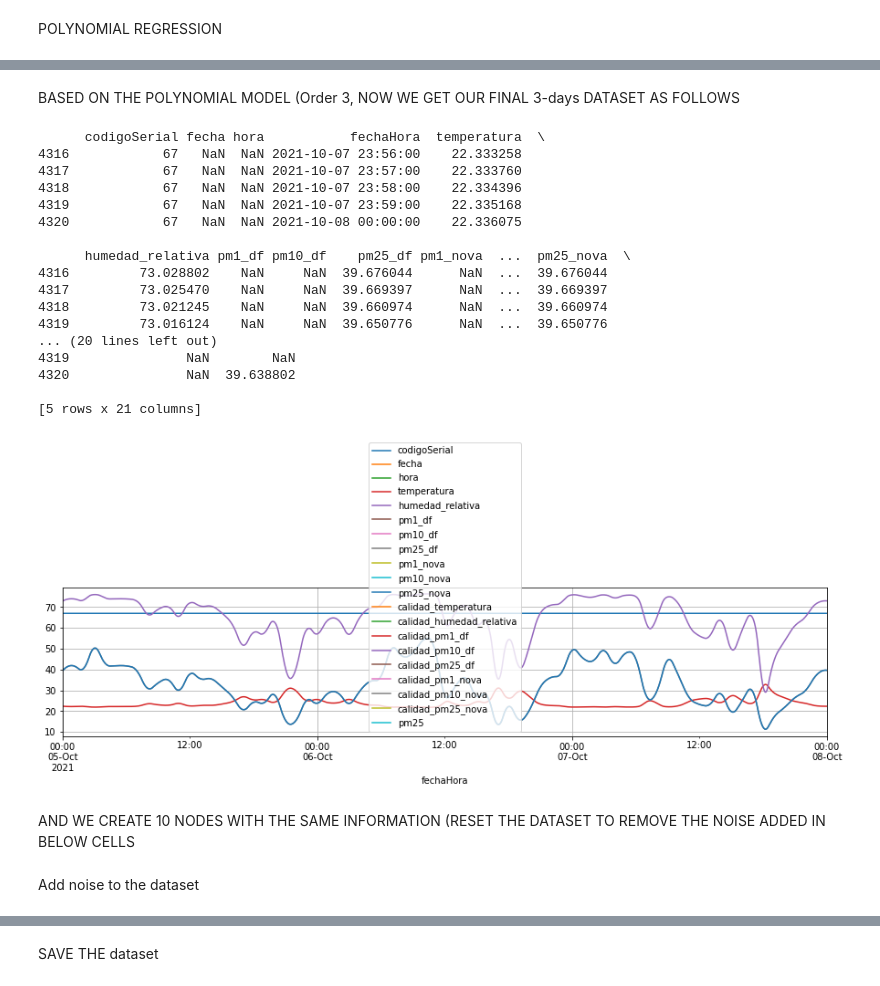
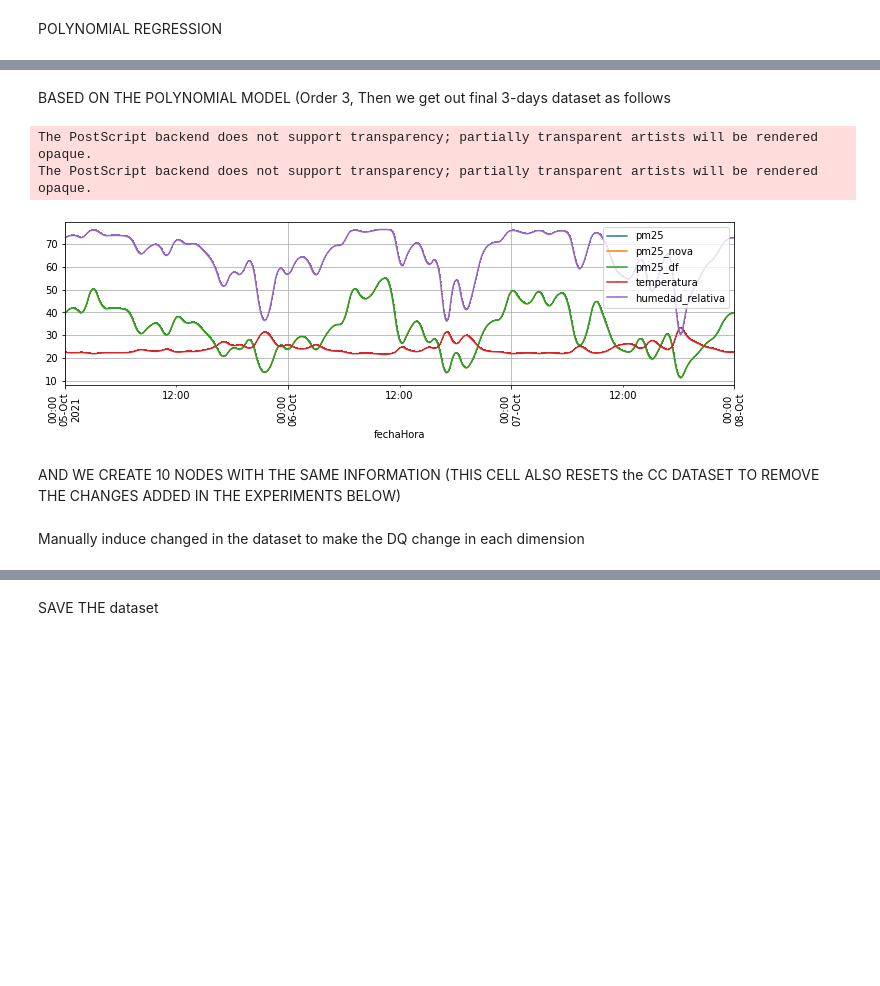
Before and after one commit to julioeagle/DQ_Repo, a Jupyter notebook: ArtificialDataset.ipynb, the cells around one changed output, grey strips where cells are left out. Cells and saved outputs as stored; diff of their text form; code cells hidden in the pictures; blank space fills up the shorter version.

```diff
--- a/ArtificialDataset.ipynb
+++ b/ArtificialDataset.ipynb
@@ -25,9 +19,16 @@ DATA FOR THE REFERENCE STATION
 # %%
-#The real perios is 01/03/2020 till 03/03/2020, and the reference station is the codigoSerial=90
+#The real period from which the data was obtained is from 01/03/2020 till 03/03/2020, and the reference station is the codigoSerial=90
 start_time ="2021-10-05 00:00:00"
 end_time   ="2021-10-08 00:00:00"
 
 header_SS=["Fecha_Hora","codigoSerial","pm25","calidad_pm25","pm10","calidad_pm10"]
 datatypes_SS={"codigoSerial":np.uint16,"pm25":np.float32,"pm10":np.float32}
-df_SS = pd.read_csv("C:/Users/julio/Documents/UDEA/Maestría/DQ in IOT/Datasets/Dataset for testing/Synthetic/2 from real/"+"SS_Synthetic_2.csv", header=None,names=header_SS, usecols=header_SS , dtype=datatypes_SS,parse_dates=["Fecha_Hora"],
+df_SS = pd.read_csv("C:/Users/julio/Documents/UDEA/Maestría/DQ in IOT/Datasets/Dataset for testing/Synthetic/"+"SS_Synthetic_2.csv", header=None,names=header_SS, usecols=header_SS , dtype=datatypes_SS,parse_dates=["Fecha_Hora"],
             dayfirst=True)
+
+df_SS["Time"] = [d.strftime('%Y-%m-%d %H:%M:%S') for d in df_SS['Fecha_Hora']]
+plt.figure(figsize=(15,3))
+#plt.plot(df_SS["pm25"],"bx")
+plt.plot(df_SS["Time"],df_SS["pm25"],"bx")
+plt.xticks(rotation=90)
+plt.grid()
@@ -296,39 +314,30 @@ r-squared humidity:  0.6165109156575799
 # %% [markdown]
-BASED ON THE POLYNOMIAL MODEL (Order 3, NOW WE GET OUR FINAL 3-days DATASET AS FOLLOWS
+BASED ON THE POLYNOMIAL MODEL (Order 3, Then we get out final 3-days dataset as follows
 # %%
+#Nova measurements set equal to df measurements
 df_CC["pm25_nova"]=df_CC["pm25_df"]
+
+#Temperature and humidity based on the models
 df_CC["temperatura"]=         ta*df_CC["pm25_df"]**3  +  tb*df_CC["pm25_df"]**2  +  tc*df_CC["pm25_df"]  +  td  +  te
 df_CC["humedad_relativa"]=    ha*df_CC["pm25_df"]**3  +  hb*df_CC["pm25_df"]**2  +  hc*df_CC["pm25_df"]  +  hd  +  he
 #df_CC.pop("pm25")
 df_CC["codigoSerial"]=67
-print(df_CC.tail(5))
+#print(df_CC.tail(5))
 
-df_CC_aux=df_CC
+#df_CC_aux=df_CC
+df_CC_aux=df_CC.loc[:,["fechaHora","pm25","pm25_nova","pm25_df","temperatura","humedad_relativa"]]
 df_CC_aux=df_CC_aux.set_index("fechaHora",inplace=False)
-df_CC_aux.plot(figsize=(15,3))
+df_CC_aux.plot(figsize=(12,3),marker=",")
+plt.xticks(rotation=90)
+plt.legend(loc="upper right")
 plt.grid()
-plt.show()
+plt.savefig('C:/Users/julio/Downloads/SyntheticDataset.eps', format='eps',bbox_inches = "tight")
 # %% [output]
-      codigoSerial fecha hora           fechaHora  temperatura  \
-4316            67   NaN  NaN 2021-10-07 23:56:00    22.333258
-4317            67   NaN  NaN 2021-10-07 23:57:00    22.333760
-4318            67   NaN  NaN 2021-10-07 23:58:00    22.334396
-4319            67   NaN  NaN 2021-10-07 23:59:00    22.335168
-4320            67   NaN  NaN 2021-10-08 00:00:00    22.336075
-
-      humedad_relativa pm1_df pm10_df    pm25_df pm1_nova  ...  pm25_nova  \
-4316         73.028802    NaN     NaN  39.676044      NaN  ...  39.676044
-4317         73.025470    NaN     NaN  39.669397      NaN  ...  39.669397
-4318         73.021245    NaN     NaN  39.660974      NaN  ...  39.660974
-4319         73.016124    NaN     NaN  39.650776      NaN  ...  39.650776
-... (20 lines left out)
-4319               NaN        NaN
-4320               NaN  39.638802
-
-[5 rows x 21 columns]
+The PostScript backend does not support transparency; partially transparent artists will be rendered opaque.
+The PostScript backend does not support transparency; partially transparent artists will be rendered opaque.
-[figure, old version]
+[figure, new version]
 # %% [markdown]
-AND WE CREATE 10 NODES WITH THE SAME INFORMATION (RESET THE DATASET TO REMOVE THE NOISE ADDED IN BELOW CELLS
+AND WE CREATE 10 NODES WITH THE SAME INFORMATION (THIS CELL ALSO RESETS the CC DATASET TO REMOVE THE CHANGES ADDED IN THE EXPERIMENTS BELOW)
 # %%
 header_CC=["codigoSerial", "fecha", "hora", "fechaHora", "temperatura", "humedad_relativa", "pm1_df", "pm10_df","pm25", "pm25_df", "pm1_nova", "pm10_nova", "pm25_nova", "calidad_temperatura", "calidad_humedad_relativa", "calidad_pm1_df", "calidad_pm10_df", "calidad_pm25_df", "calidad_pm1_nova", "calidad_pm10_nova", "calidad_pm25_nova"]
 CC=pd.DataFrame(columns=header_CC)
@@ -337,6 +346,6 @@ for node in range (1,11):
     #print(node)
     df_CC["codigoSerial"]=node
     CC=CC.append(df_CC, ignore_index = True)
-# %% [markdown]
-Add noise to the dataset
+# %% [markdown]
+Manually induce changed in the dataset to make the DQ change in each dimension
 # %%
```
Also changed, not shown: parts of 29 cells of this notebook, 2 other files.
